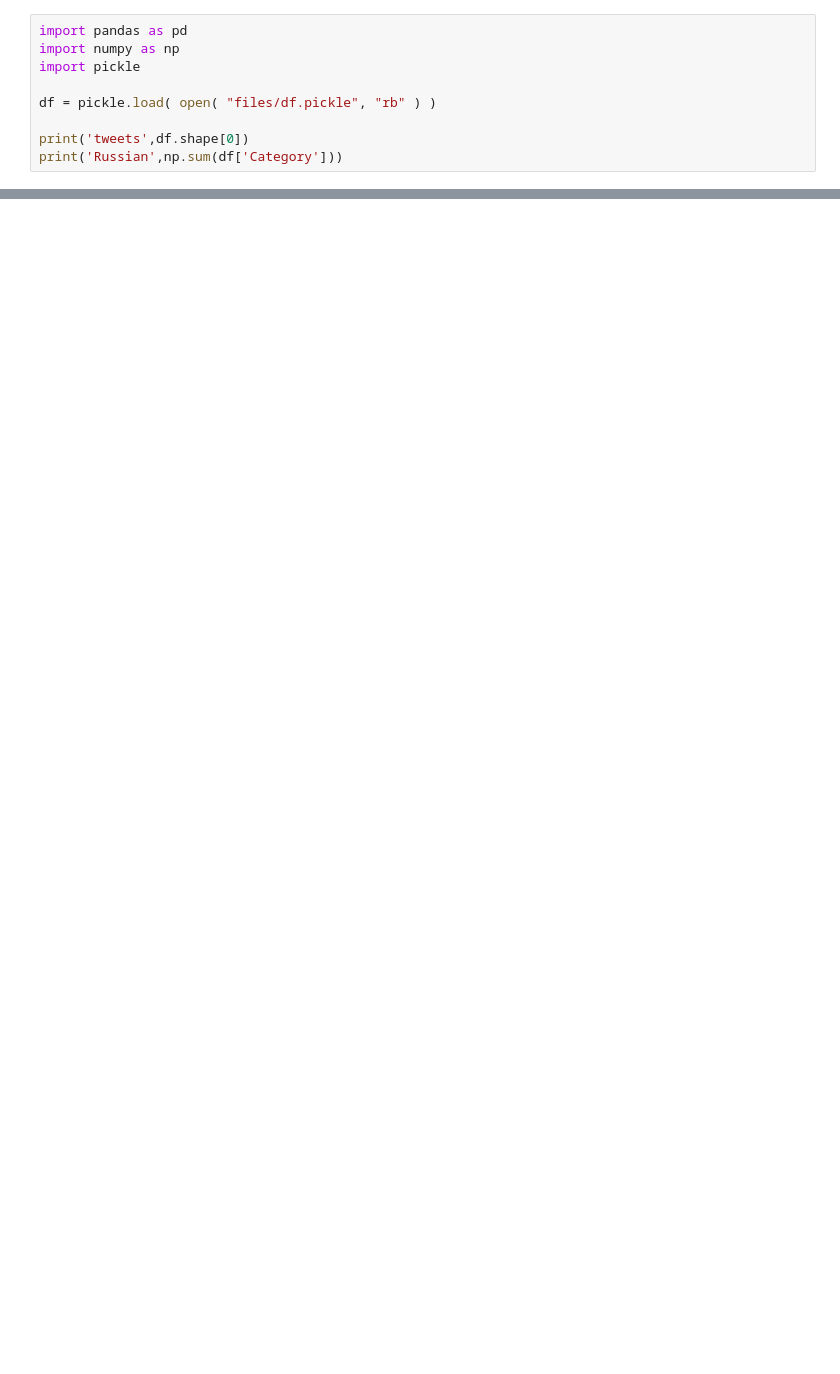
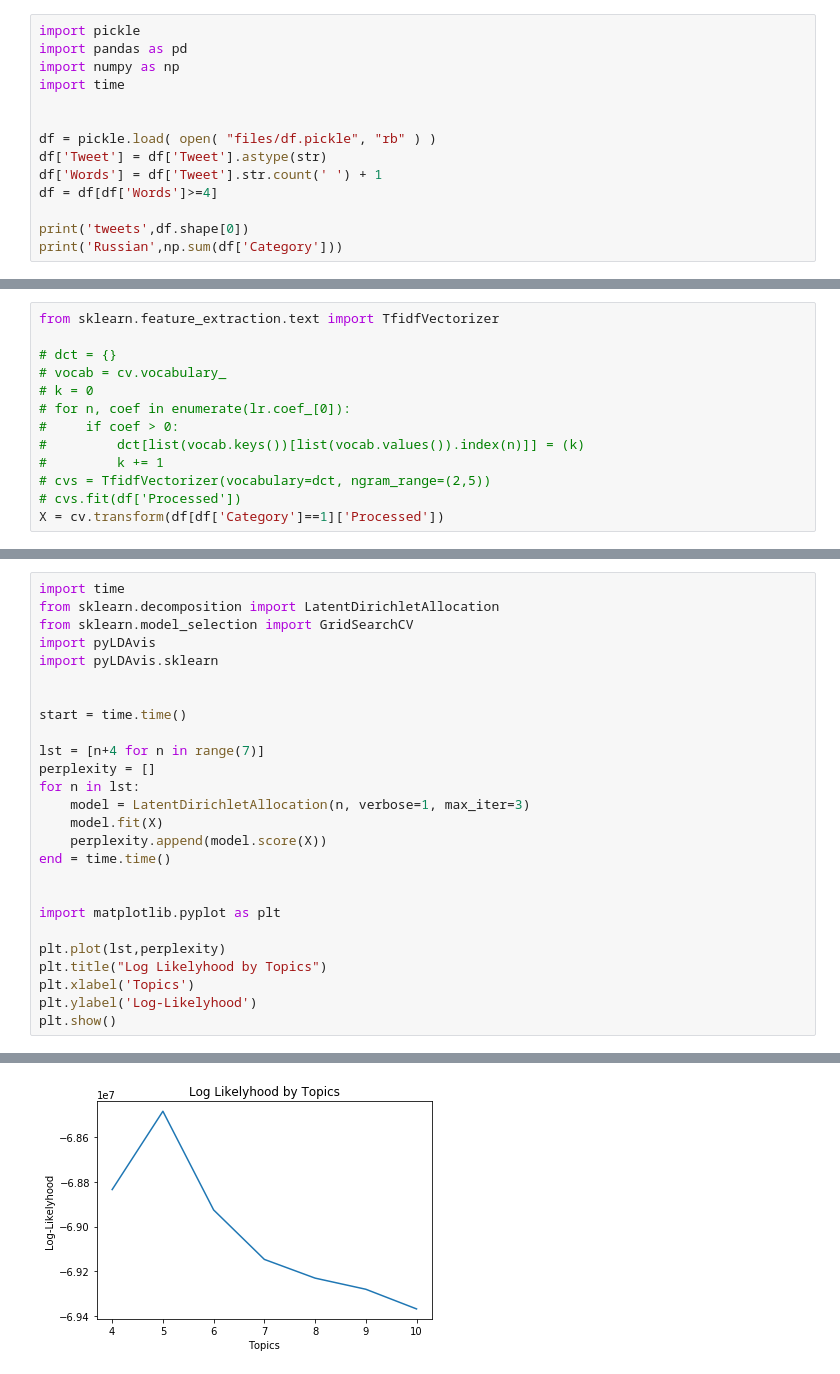
Before and after one commit to NeverForged/HowRussian, a Jupyter notebook: [4] LDA.ipynb, the cells around one changed output, grey strips where cells are left out. Drawn from its saved outputs; the diff is of its cells as text; blank space fills up the shorter version.

```diff
--- a/[4] LDA.ipynb
+++ b/[4] LDA.ipynb
@@ -1,9 +1,14 @@
 # %%
+import pickle
 import pandas as pd
 import numpy as np
-import pickle
+import time
+
 
 df = pickle.load( open( "files/df.pickle", "rb" ) )
+df['Tweet'] = df['Tweet'].astype(str)
+df['Words'] = df['Tweet'].str.count(' ') + 1
+df = df[df['Words']>=4]
 
 print('tweets',df.shape[0])
 print('Russian',np.sum(df['Category']))
@@ -33,0 +22,13 @@ X.shape
+# %%
+from sklearn.feature_extraction.text import TfidfVectorizer
+
+# dct = {}
+# vocab = cv.vocabulary_
+# k = 0
+# for n, coef in enumerate(lr.coef_[0]):
+#     if coef > 0:
+#         dct[list(vocab.keys())[list(vocab.values()).index(n)]] = (k)
+#         k += 1
+# cvs = TfidfVectorizer(vocabulary=dct, ngram_range=(2,5))
+# cvs.fit(df['Processed'])
+X = cv.transform(df[df['Category']==1]['Processed'])
@@ -33,0 +40,27 @@ X.shape
+# %%
+import time
+from sklearn.decomposition import LatentDirichletAllocation
+from sklearn.model_selection import GridSearchCV
+import pyLDAvis
+import pyLDAvis.sklearn
+
+
+start = time.time()
+
+lst = [n+4 for n in range(7)]
+perplexity = []
+for n in lst:
+    model = LatentDirichletAllocation(n, verbose=1, max_iter=3)
+    model.fit(X)
+    perplexity.append(model.score(X))
+end = time.time()
+
+
+import matplotlib.pyplot as plt
+
+plt.plot(lst,perplexity)
+plt.title("Log Likelyhood by Topics")
+plt.xlabel('Topics')
+plt.ylabel('Log-Likelyhood')
+plt.show()
+# %% [output]
@@ -34 +84,2 @@ X.shape
+[figure, added]
 # %%
```
Also changed, not shown: parts of 10 cells of this notebook, 7 other files.
